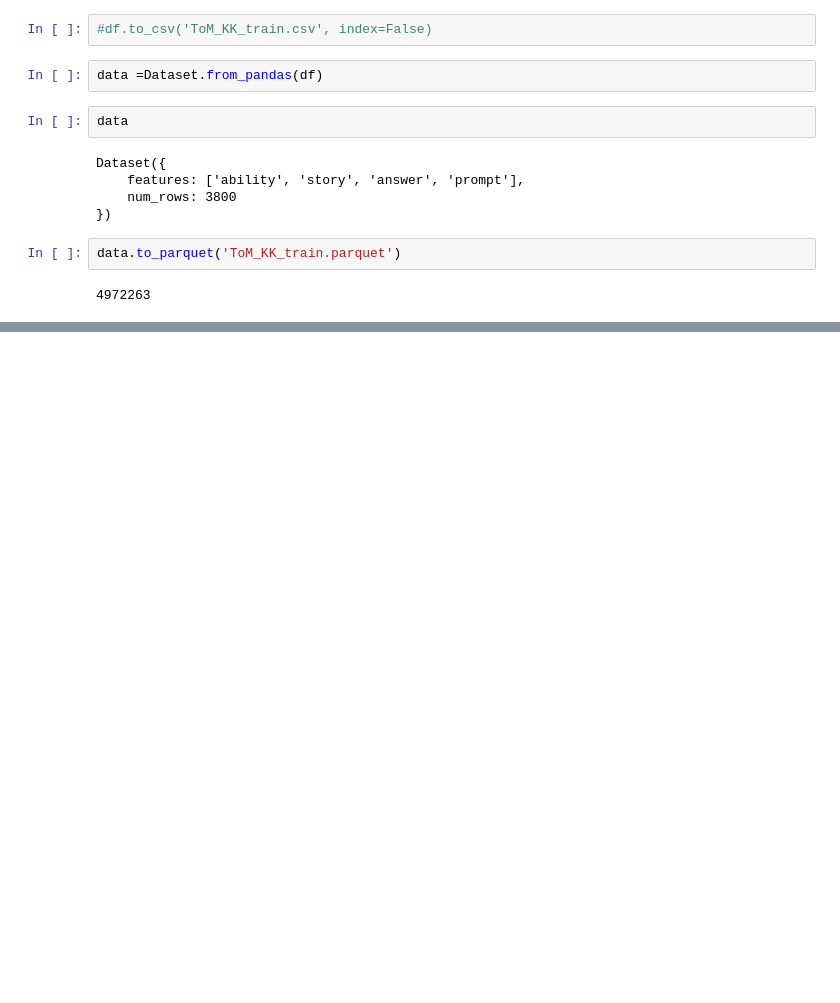
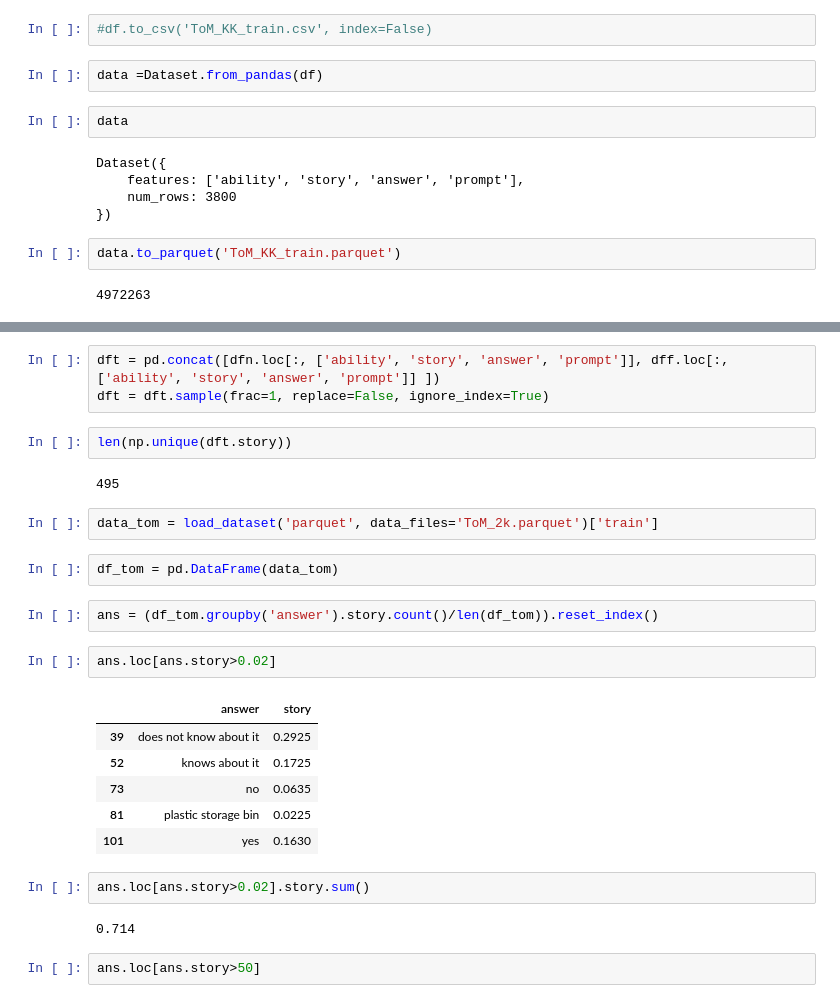
Before and after one commit to zhebushipinyin/Tom-RL, a Jupyter notebook: clean_data/tom_kk.ipynb, the cells around one changed output, grey strips where cells are left out. Saved outputs shown, nothing was run; the diff lists cells and outputs as text; blank space fills up the shorter version.

```diff
--- a/clean_data/tom_kk.ipynb
+++ b/clean_data/tom_kk.ipynb
@@ -196,0 +171,28 @@ normalize_answer("(1) Ella is a knight.\n(2) Zoey is a knave.\n(3) Scarlett is a
+# %%
+dft = pd.concat([dfn.loc[:, ['ability', 'story', 'answer', 'prompt']], dff.loc[:, ['ability', 'story', 'answer', 'prompt']] ])
+dft = dft.sample(frac=1, replace=False, ignore_index=True)
+# %%
+len(np.unique(dft.story))
+# %% [output]
+495
+# %%
+data_tom = load_dataset('parquet', data_files='ToM_2k.parquet')['train']
+# %%
+df_tom = pd.DataFrame(data_tom)
+# %%
+ans = (df_tom.groupby('answer').story.count()/len(df_tom)).reset_index()
+# %%
+ans.loc[ans.story>0.02]
+# %% [output]
+|  | answer | story |
+| 39 | does not know about it | 0.2925 |
+| 52 | knows about it | 0.1725 |
+| 73 | no | 0.0635 |
+| 81 | plastic storage bin | 0.0225 |
+| 101 | yes | 0.1630 |
+# %%
+ans.loc[ans.story>0.02].story.sum()
+# %% [output]
+0.714
+# %%
+ans.loc[ans.story>50]
```
Also changed, not shown: parts of 5 cells of this notebook, 25 other files.
